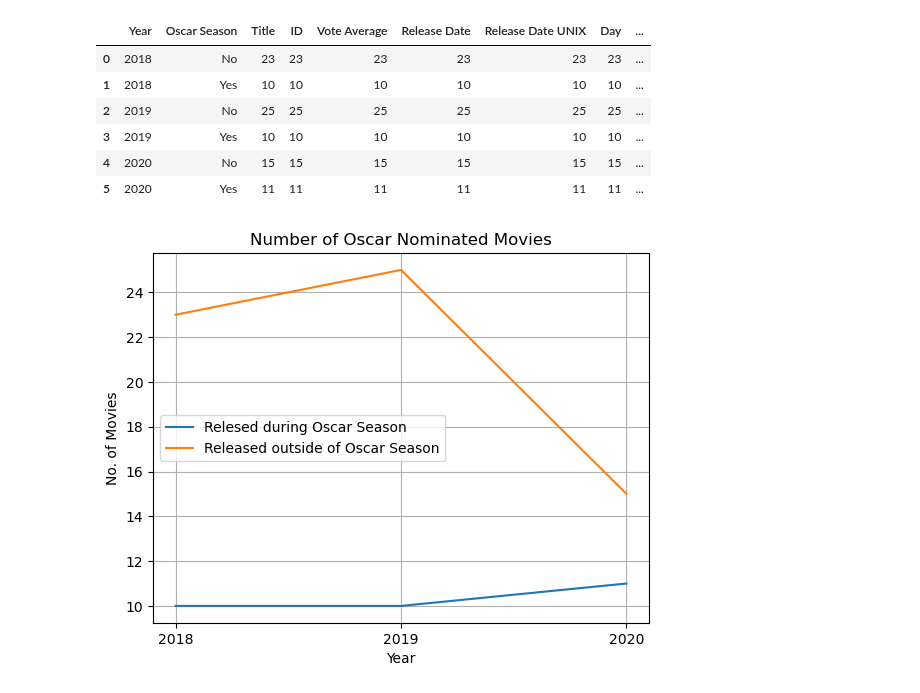
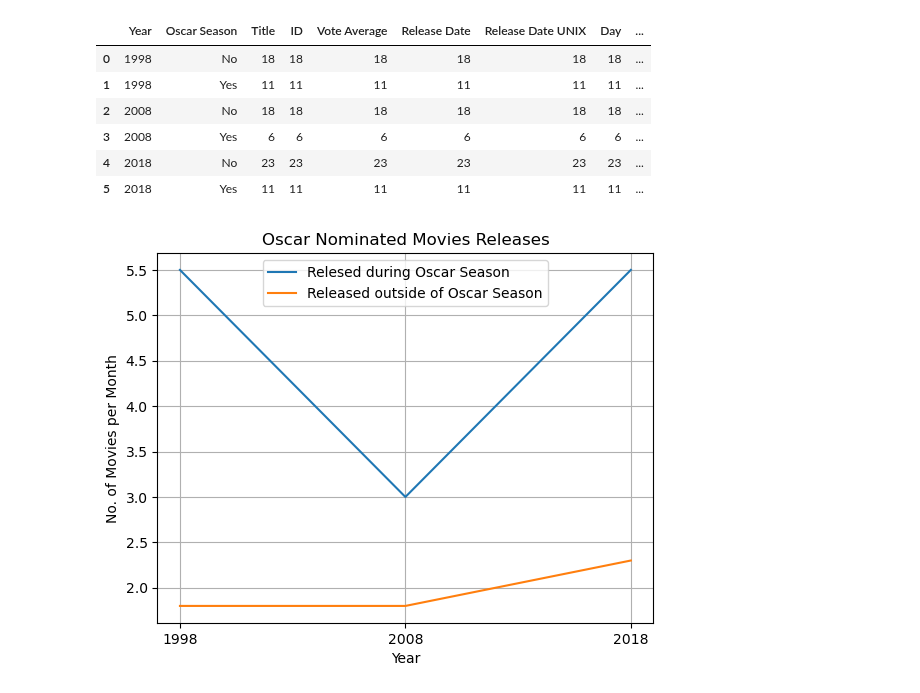
Before and after one commit to jamieah80/group-project-one, a Jupyter notebook: main_multi_year.ipynb, the cells around one changed output. Cells and saved outputs as stored; diff of their text form; code cells hidden in the pictures.

Commit message:
added annotations to multi year python doc

```diff
--- a/main_multi_year.ipynb
+++ b/main_multi_year.ipynb
@@ -29,10 +23,9 @@ all_nominees = oscar_data[["Year", "Best Picture", "Nominee 1", "Nominee 2", "No
 base_url = "https://api.themoviedb.org/3/"
 responseid = {'Title' : [],'ID' : [], 'Vote Average' : [], 'Release Date' : []}
 
-#Enter year
+years = ["1998", "2008", "2018"]
 
-years = ["2018", "2019", "2020"]
-
+# "for loop" to loop through multiple years
 for year in years:
     startdate = f"{year}-01-01"
     enddate = f"{year}-12-31"
@@ -40,13 +33,13 @@ for year in years:
     all_movies_response = requests.get(f'{base_url}/discover/movie?include_adult=false&include_video=false&primary_release_date.gte={startdate}&primary_release_date.lte={enddate}&with_original_language=en&sort_by=vote_count.desc&api_key={api_key}').json()
     total_pages = json.dumps(all_movies_response["total_pages"], indent=4, sort_keys=True)
 
-    #Request from API for each month
+    # Request from API for each month
     for i in range(1,int(total_pages)//10):
 
-    #EDIT DATES FOR DIFFERENT YEARS
+        # Request API for different pages
         all_movies_response = requests.get(f'{base_url}/discover/movie?include_adult=false&include_video=false&primary_release_date.gte={startdate}&primary_release_date.lte={enddate}&with_original_language=en&sort_by=vote_count.desc&api_key={api_key}&page={i}').json()
 
-        #puts all results into a dictionary
+        # Compiles results into a dictionary
         for j in range(len(all_movies_response["results"])):
             responseid['Title'].append(all_movies_response["results"][j]["title"])
             responseid['ID'].append(all_movies_response["results"][j]["id"])
@@ -115,9 +109,11 @@ moviedata.head()
 # %%
-nominated_movies = moviedata.loc[(moviedata["Nominated 2018"] == "Yes") |
-              (moviedata["Nominated 2019"] == "Yes") |
-              (moviedata["Nominated 2020"] == "Yes"),:]
+# moviedata dataframe is reduced to only nominated movies
+nominated_movies = moviedata.loc[(moviedata[f"Nominated {years[0]}"] == "Yes") |
+              (moviedata[f"Nominated {years[1]}"] == "Yes") |
+              (moviedata[f"Nominated {years[2]}"] == "Yes"),:]
 
-nominated_movies = nominated_movies.drop(columns=["Nominated 2018", "Nominated 2019", "Nominated 2020"])
+nominated_movies = nominated_movies.drop(columns=[f"Nominated {years[0]}", f"Nominated {years[1]}", f"Nominated {years[2]}"])
+
 nominated_movies.head()
 # %% [output]
 |  | Title | ID | Vote Average | Release Date | Release Date UNIX | Day | Month | Month Number | ... |
@@ -175,32 +152,34 @@ nominated_movies
 # %%
+# Dataset is grouped to discern number of movies released in/out of Oscar Season
 nominated_movies_grouped = nominated_movies.groupby(["Year", "Oscar Season"]).count()
 nominated_movies_grouped = nominated_movies_grouped.reset_index()
 nominated_movies_grouped
 # %% [output]
 |  | Year | Oscar Season | Title | ID | Vote Average | Release Date | Release Date UNIX | Day | ... |
-| 0 | 2018 | No | 23 | 23 | 23 | 23 | 23 | 23 | ... |
-| 1 | 2018 | Yes | 10 | 10 | 10 | 10 | 10 | 10 | ... |
-| 2 | 2019 | No | 25 | 25 | 25 | 25 | 25 | 25 | ... |
-| 3 | 2019 | Yes | 10 | 10 | 10 | 10 | 10 | 10 | ... |
-| 4 | 2020 | No | 15 | 15 | 15 | 15 | 15 | 15 | ... |
-| 5 | 2020 | Yes | 11 | 11 | 11 | 11 | 11 | 11 | ... |
+| 0 | 1998 | No | 18 | 18 | 18 | 18 | 18 | 18 | ... |
+| 1 | 1998 | Yes | 11 | 11 | 11 | 11 | 11 | 11 | ... |
+| 2 | 2008 | No | 18 | 18 | 18 | 18 | 18 | 18 | ... |
+| 3 | 2008 | Yes | 6 | 6 | 6 | 6 | 6 | 6 | ... |
+| 4 | 2018 | No | 23 | 23 | 23 | 23 | 23 | 23 | ... |
+| 5 | 2018 | Yes | 11 | 11 | 11 | 11 | 11 | 11 | ... |
 # %%
+# Line plot of average Oscar nomianted movies per month vs year
 x_values = nominated_movies_grouped["Year"].unique().tolist()
 y_values_oscar_season = nominated_movies_grouped.loc[nominated_movies_grouped["Oscar Season"] == "Yes","Title"].tolist()
 y_values_non_oscar_season = nominated_movies_grouped.loc[nominated_movies_grouped["Oscar Season"] == "No","Title"].tolist()
 
 tick_locations = [x for x in x_values]
 
-plt.plot(x_values, y_values_oscar_season, label="Relesed during Oscar Season")
-plt.plot(x_values, y_values_non_oscar_season, label="Released outside of Oscar Season")
+plt.plot(x_values, [value/2 for value in y_values_oscar_season], label="Relesed during Oscar Season")
+plt.plot(x_values, [value/10 for value in y_values_non_oscar_season], label="Released outside of Oscar Season")
 
 plt.xticks(tick_locations, x_values)
 plt.xlabel("Year")
-plt.ylabel("No. of Movies")
+plt.ylabel("No. of Movies per Month")
 
-plt.title("Number of Oscar Nominated Movies")
+plt.title("Oscar Nominated Movies Releases")
 plt.grid(True)
 plt.legend(loc="best")
 plt.show()
 # %% [output]
-[figure, old version]
+[figure, new version]
```
Also changed, not shown: parts of 9 cells of this notebook.
